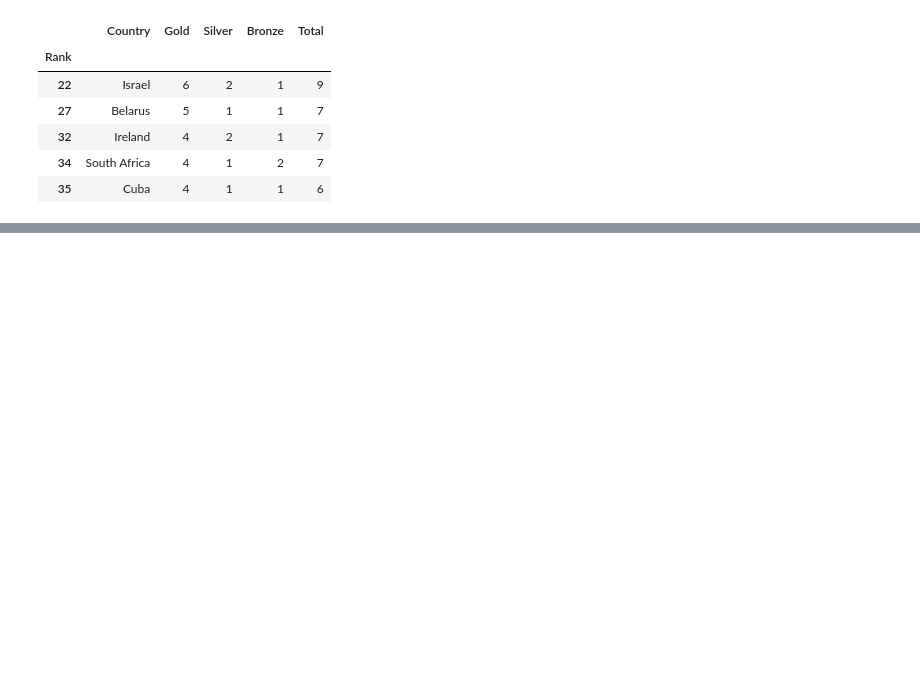
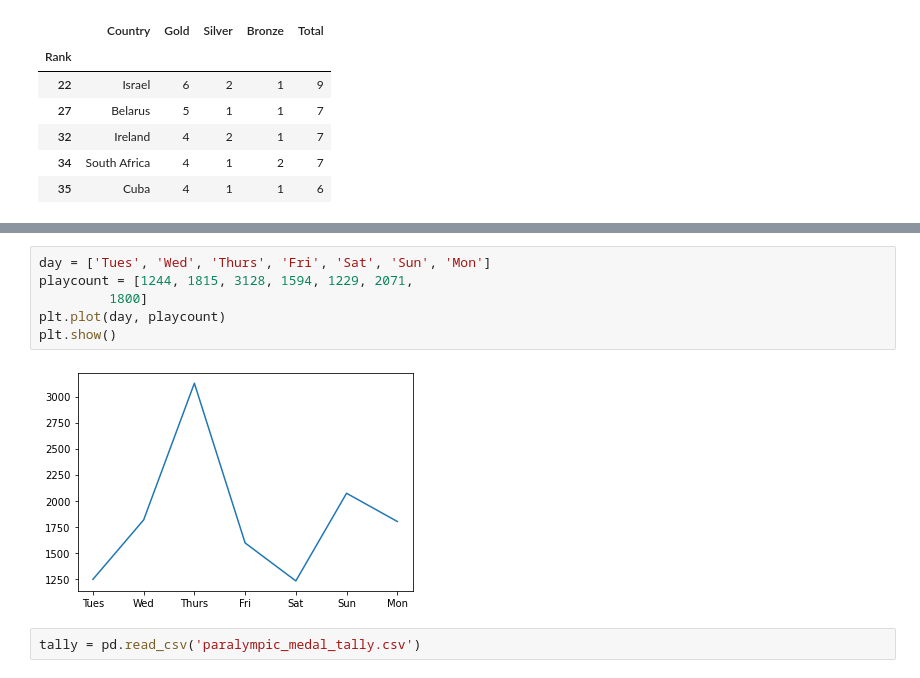
Before and after one commit to MaeveBray/ucdpa, a Jupyter notebook: tokyo2020paralympics2.ipynb, the cells around one changed output, grey strips where cells are left out. Drawn from its saved outputs; the diff is of its cells as text; blank space fills up the shorter version.

```diff
--- a/tokyo2020paralympics2.ipynb
+++ b/tokyo2020paralympics2.ipynb
@@ -294,0 +461,10 @@ gold_ireland_labelled.head()
+# %%
+day = ['Tues', 'Wed', 'Thurs', 'Fri', 'Sat', 'Sun', 'Mon']
+playcount = [1244, 1815, 3128, 1594, 1229, 2071,
+         1800]
+plt.plot(day, playcount)
+plt.show()
+# %% [output]
+[figure, added]
+# %%
+tally = pd.read_csv('paralympic_medal_tally.csv')
```
Also changed, not shown: parts of 30 cells of this notebook, 1 other file.
